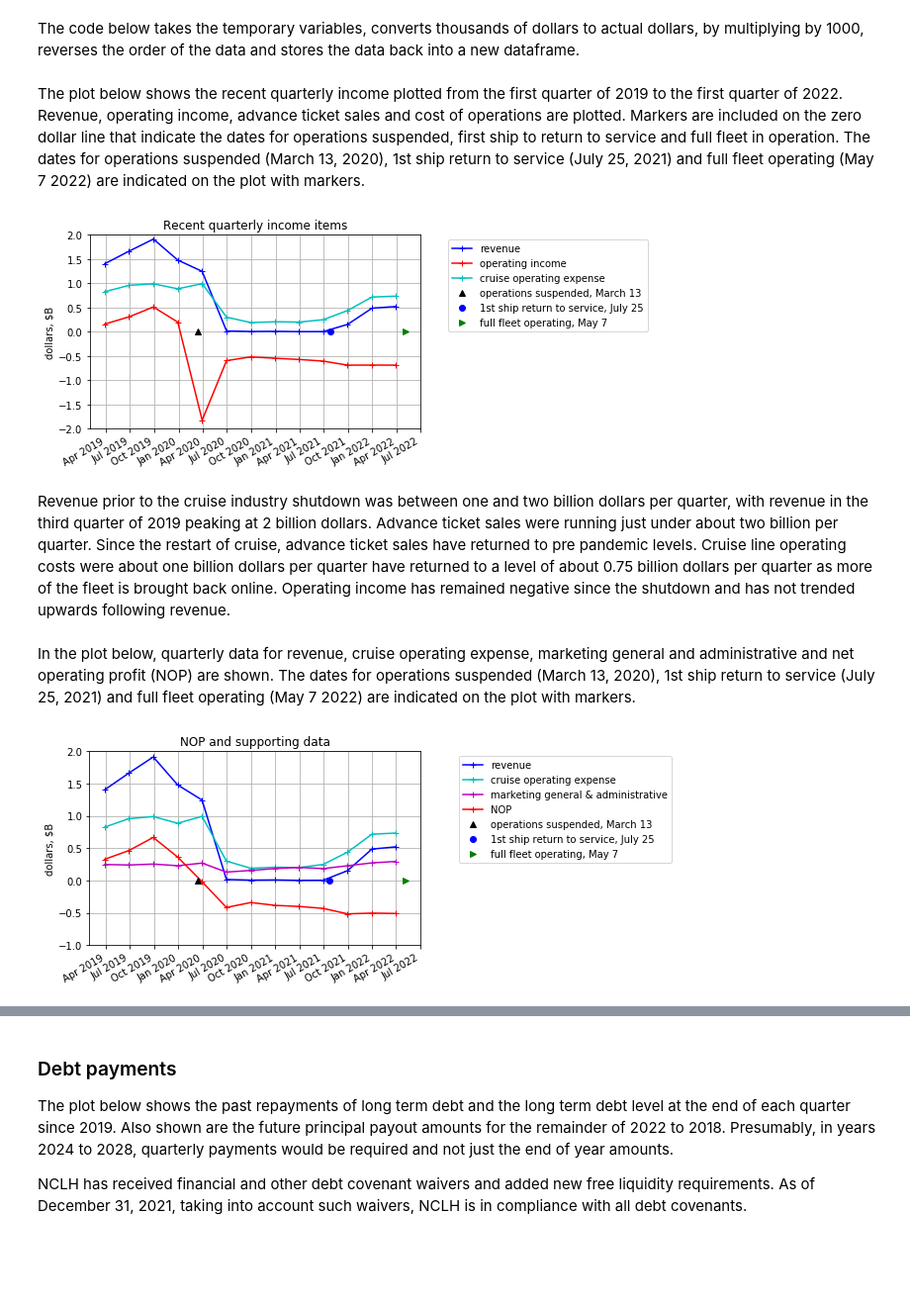
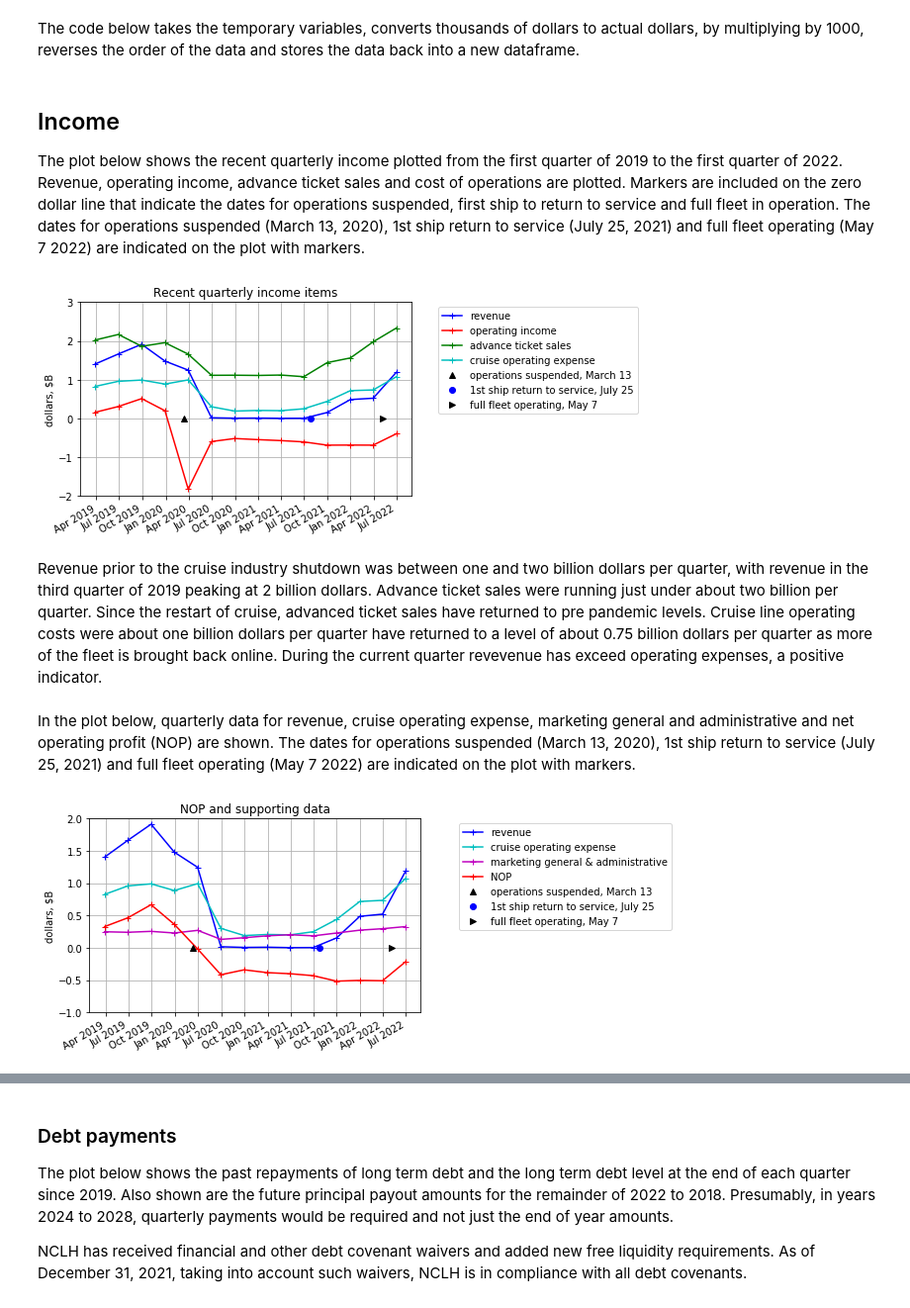
Before and after one commit to Tiburonboy/objective-blue-fish, a Jupyter notebook: NCLHv1 analysis.ipynb, the cells around one changed output, grey strips where cells are left out. Shown at 99% size. Saved outputs shown, nothing was run; the diff lists cells and outputs as text; code cells hidden in the pictures; blank space fills up the shorter version.

```diff
--- a/NCLHv1 analysis.ipynb
+++ b/NCLHv1 analysis.ipynb
@@ -3011,6 +3015,7 @@ net_increase_in_cash_and_cash_equivalents_qrtr_data = df_qrt_sheet.iloc[33].to_n
 cash_and_cash_equivalents_at_beginning_of_period_qrtr_data = df_qrt_sheet.iloc[34].to_numpy()[1:].astype('float')
 cash_and_cash_equivalents_at_end_of_period_qrtr_data = df_qrt_sheet.iloc[35].to_numpy()[1:].astype('float')
 weighted_average_shares_outstanding_basic_qrtr_data = df_qrt_sheet.iloc[36].to_numpy()[1:].astype('float')
+future_cruise_credits_qrtr_data = df_qrt_sheet.iloc[37].to_numpy()[1:].astype('float')
 # %% [markdown]
 The code below takes the temporary variables, converts thousands of dollars to actual dollars, by multiplying by 1000, reverses the order of the data and stores the data back into a new dataframe.
 # %%
@@ -3053,47 +3058,49 @@ df_qrtr_data = pd.DataFrame(data={
     'net_increase_in_cash_and_cash_equivalents':net_increase_in_cash_and_cash_equivalents_qrtr_data[::-1]*1000,
     'cash_and_cash_equivalents_at_beginning_of_period':cash_and_cash_equivalents_at_beginning_of_period_qrtr_data[::-1]*1000,
     'cash_and_cash_equivalents_at_end_of_period':cash_and_cash_equivalents_at_end_of_period_qrtr_data[::-1]*1000,
-    'weighted_average_shares_outstanding_basic':weighted_average_shares_outstanding_basic_qrtr_data[::-1]
+    'weighted_average_shares_outstanding_basic':weighted_average_shares_outstanding_basic_qrtr_data[::-1],
+    'future_cruise_credits':future_cruise_credits_qrtr_data[::-1]
     })
 # %% [markdown]
+## Income
 The plot below shows the recent quarterly income plotted from the first quarter of 2019 to the first quarter of 2022. Revenue, operating income, advance ticket sales and cost of operations are plotted. Markers are included on the zero dollar line that indicate the dates for operations suspended, first ship to return to service and full fleet in operation. The dates for operations suspended (March 13, 2020), 1st ship return to service (July 25, 2021) and  full fleet operating (May 7 2022) are indicated on the plot with markers.
 # %%
 # Set the locator
 #locator = mdates.AutoDateLocator()
 locator = mdates.MonthLocator((1,4,7,10))
 #locator = mdates.MonthLocator((3,6,9,12))
 fmt = mdates.DateFormatter('%b %Y')
 
 fig, ax1 = plt.subplots()
 ax1.set_ylabel('dollars, $B')
 
 ax1.plot(df_qrtr_data['QTR'],df_qrtr_data['revenue']/1e9,'-+b',label='revenue')
 ax1.plot(df_qrtr_data['QTR'],df_qrtr_data['operating_income']/1e9,'-+r',label='operating income')
-#ax1.plot(df_qrtr_data['QTR'],df_qrtr_data['advance_ticket_sales']/1e9,'-+g',label='advance ticket sales')
+ax1.plot(df_qrtr_data['QTR'],df_qrtr_data['advance_ticket_sales']/1e9,'-+g',label='advance ticket sales')
 ax1.plot(df_qrtr_data['QTR'],df_qrtr_data['cruise_operating_expense']/1e9,'-+c',label='cruise operating expense')
 
 ax1.plot(pd.Timestamp(datetime(2020,3,13)),0,'^k',label='operations suspended, March 13') # March 13, 2020, operations suspended
 ax1.plot(pd.Timestamp(datetime(2021,7,25)),0,'ob',label='1st ship return to service, July 25') # July 25, 2021, 1st ship return to service
-ax1.plot(pd.Timestamp(datetime(2022,5,7)),0,'>g',label='full fleet operating, May 7') # May 7 2022, full fleet operating
+ax1.plot(pd.Timestamp(datetime(2022,5,7)),0,'>k',label='full fleet operating, May 7') # May 7 2022, full fleet operating
 
 ax1.tick_params(axis='y')
-ax1.set_ylim((-2,2))
+ax1.set_ylim((-2,3))
 plt.legend(bbox_to_anchor=(1.7, 1))
 #ax1.legend()
 plt.grid()
 
 X = plt.gca().xaxis
 X.set_major_locator(locator)
 # Specify formatter
 X.set_major_formatter(fmt)
 plt.gcf().autofmt_xdate()
 
 plt.title('Recent quarterly income items')
 plt.show()
 # %% [output]
-[figure, old version]
+[figure, new version]
 # %% [markdown]
-Revenue prior to the cruise industry shutdown was between one and two billion dollars per quarter, with revenue in the third quarter of 2019 peaking at 2 billion dollars. Advance ticket sales were running just under about two billion per quarter. Since the restart of cruise, advance ticket sales have returned to pre pandemic levels. Cruise line operating costs were about one billion dollars per quarter have returned to a level of about 0.75 billion dollars per quarter as more of the fleet is brought back online. Operating income has remained negative since the shutdown and has not trended upwards following revenue.
+Revenue prior to the cruise industry shutdown was between one and two billion dollars per quarter, with revenue in the third quarter of 2019 peaking at 2 billion dollars. Advance ticket sales were running just under about two billion per quarter. Since the restart of cruise, advanced ticket sales have returned to pre pandemic levels. Cruise line operating costs were about one billion dollars per quarter have returned to a level of about 0.75 billion dollars per quarter as more of the fleet is brought back online. During the current quarter revevenue has exceed operating expenses, a positive indicator.
 # %% [markdown]
 In the plot below, quarterly data for revenue, cruise operating expense, marketing general and administrative and net operating profit (NOP) are shown. The dates for operations suspended (March 13, 2020), 1st ship return to service (July 25, 2021) and  full fleet operating (May 7 2022) are indicated on the plot with markers.
 # %%
@@ -3118,7 +3125,7 @@ ax1.plot(df_qrtr_data['QTR'],nop_qrtr/1e9,'-+r',label='NOP')
 
 ax1.plot(pd.Timestamp(datetime(2020,3,13)),0,'^k',label='operations suspended, March 13') # March 13, 2020, operations suspended
 ax1.plot(pd.Timestamp(datetime(2021,7,25)),0,'ob',label='1st ship return to service, July 25') # July 25, 2021, 1st ship return to service
-ax1.plot(pd.Timestamp(datetime(2022,5,7)),0,'>g',label='full fleet operating, May 7') # May 7 2022, full fleet operating
+ax1.plot(pd.Timestamp(datetime(2022,5,7)),0,'>k',label='full fleet operating, May 7') # May 7 2022, full fleet operating
 
 ax1.tick_params(axis='y')
 ax1.set_ylim((-1,2))
@@ -3135,7 +3142,7 @@ plt.gcf().autofmt_xdate()
 plt.title('NOP and supporting data')
 plt.show()
 # %% [output]
-[figure, old version]
+[figure, new version]
 # %% [markdown]
 Net operating profit (NOP) reflects revenue levels and expense requirements of the operating business.
 
```
Also changed, not shown: parts of 53 cells of this notebook, 1 other file.
